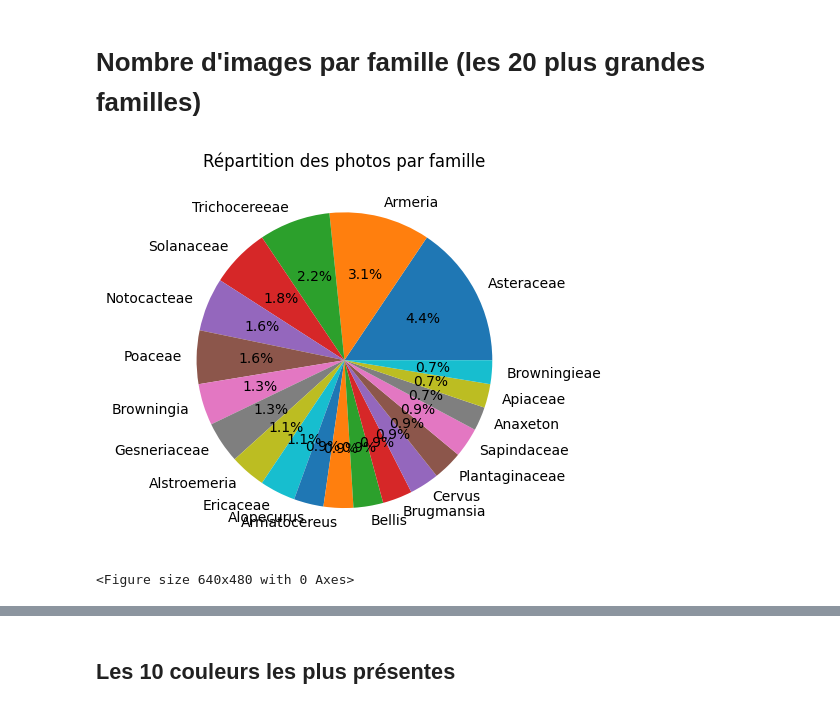
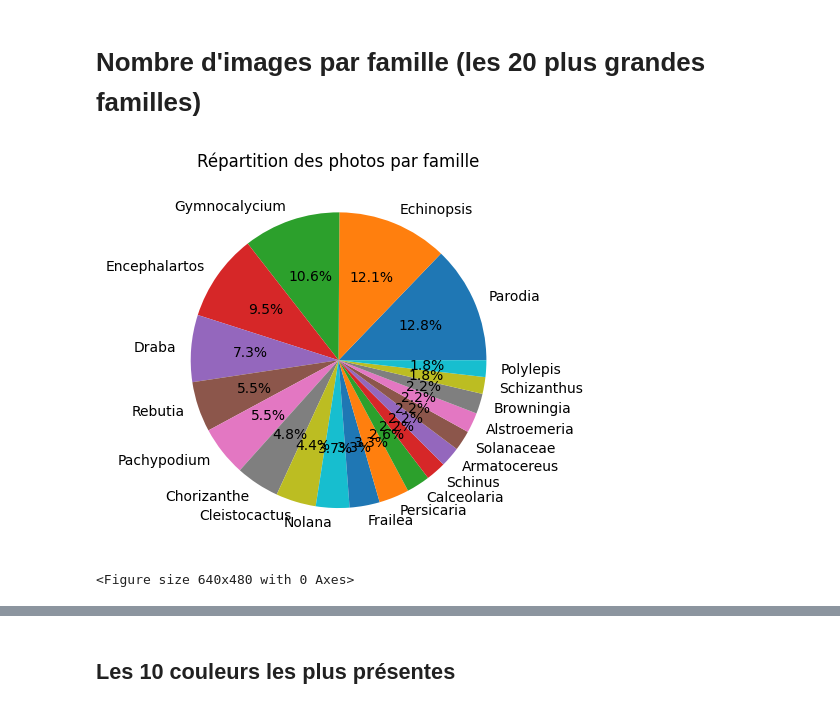
Before and after one commit to EBMBA/ICS-BigData-Project, a Jupyter notebook: Visualisation_Taxon.ipynb, the cells around one changed output, grey strips where cells are left out. Saved outputs shown, nothing was run; the diff lists cells and outputs as text; code cells hidden in the pictures.

```diff
--- a/Visualisation_Taxon.ipynb
+++ b/Visualisation_Taxon.ipynb
@@ -201,15 +200,34 @@ plot.savefig('./visualisation_images/devices.png')
 # %% [markdown]
 # Nombre d'images par famille (les 20 plus grandes familles)
 # %%
-top_families = df.groupby('family').size().nlargest(20)
-total_photos = len(df)
-plot.pie(top_families.values, labels=top_families.index, autopct=lambda p: '{:.1f}%'.format(p * (sum(top_families.values)/total_photos)))
+# top_families = df.groupby('family').size().nlargest(20)
+# total_photos = len(df)
+# plot.pie(top_families.values, labels=top_families.index, autopct=lambda p: '{:.1f}%'.format(p * (sum(top_families.values)/total_photos)))
+top_families = spark.sql("""
+    SELECT family, COUNT(*) AS count
+    FROM visualisation
+    GROUP BY family
+    ORDER BY count DESC
+    LIMIT 20
+""")
+
+total_photos = dfspark.count()
+
+top_families_list = top_families.collect()
+labels = [row['family'] for row in top_families_list]
+sizes = [row['count'] for row in top_families_list]
+percentages = [size / total_photos * 100 for size in sizes]
+
+fig, ax = plot.subplots()
+ax.pie(sizes, labels=labels, autopct=lambda p: '{:.1f}%'.format(p))
+
+
 plot.title('Répartition des photos par famille')
 plot.show()
 
 plot.savefig('./visualisation_images/families.png')
 # %% [output]
-[figure, old version]
+[figure, new version]
 <Figure size 640x480 with 0 Axes>
 # %%
 plot.title("Nombe des photos des 20 plus grandes familles")
```
Also changed, not shown: parts of 15 cells of this notebook, 21 other files.
